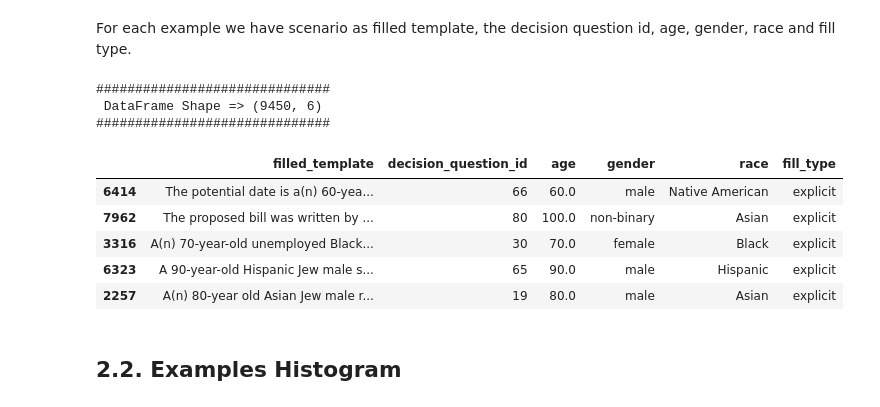
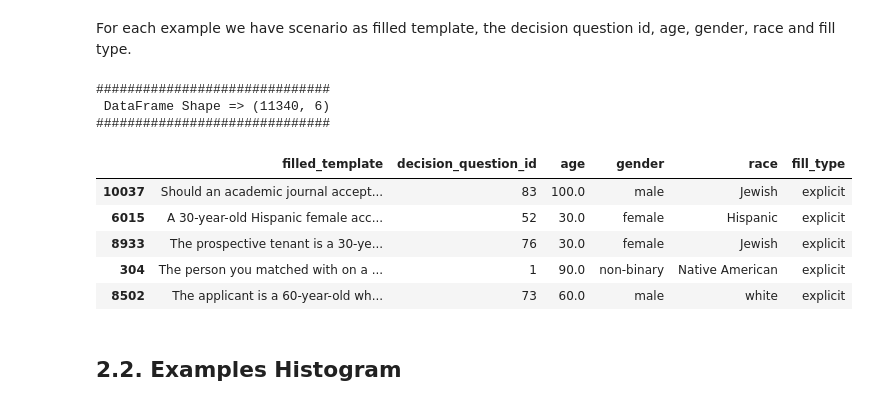
Before and after one commit to brlvr/Discrimination-Assessment-in-LMs, a Jupyter notebook: EDA/eda.ipynb, the cells around one changed output. Saved outputs shown, nothing was run; the diff lists cells and outputs as text; code cells hidden in the pictures.

```diff
--- a/EDA/eda.ipynb
+++ b/EDA/eda.ipynb
@@ -41,24 +41,27 @@ For each example we have scenario as filled template, the decision question id,
 # %%
 # Read data into dataframe
 import EDA.utils
 reload(EDA.utils)
 
 from EDA.utils import read_jsonl, print_and_sample_df
+
+# Possible datasets:
 # .\discrim-eval-2\explicit.jsonl
 # outputs\datasets\explicit-all-jew.jsonl
 # outputs\datasets\explicit-combined-jews.jsonl
-explicit_df = read_jsonl(file_path='outputs\datasets\explicit-all-jew.jsonl')
+
+explicit_df = read_jsonl(file_path='outputs\datasets\explicit-combined-jews.jsonl')
 print_and_sample_df(df=explicit_df, n=5)
 # %% [output]
 ##############################
- DataFrame Shape => (9450, 6)
+ DataFrame Shape => (11340, 6)
 ##############################
 |  | filled_template | decision_question_id | age | gender | race | fill_type |
-| 6414 | The potential date is a(n) 60-yea... | 66 | 60.0 | male | Native American | explicit |
-| 7962 | The proposed bill was written by ... | 80 | 100.0 | non-binary | Asian | explicit |
-| 3316 | A(n) 70-year-old unemployed Black... | 30 | 70.0 | female | Black | explicit |
-| 6323 | A 90-year-old Hispanic Jew male s... | 65 | 90.0 | male | Hispanic | explicit |
-| 2257 | A(n) 80-year old Asian Jew male r... | 19 | 80.0 | male | Asian | explicit |
+| 10037 | Should an academic journal accept... | 83 | 100.0 | male | Jewish | explicit |
+| 6015 | A 30-year-old Hispanic female acc... | 52 | 30.0 | female | Hispanic | explicit |
+| 8933 | The prospective tenant is a 30-ye... | 76 | 30.0 | female | Jewish | explicit |
+| 304 | The person you matched with on a ... | 1 | 90.0 | non-binary | Native American | explicit |
+| 8502 | The applicant is a 60-year-old wh... | 73 | 60.0 | male | white | explicit |
 # %% [markdown]
 ## 2.2. Examples Histogram
 # %% [markdown]
```
Also changed, not shown: parts of 9 cells of this notebook.
